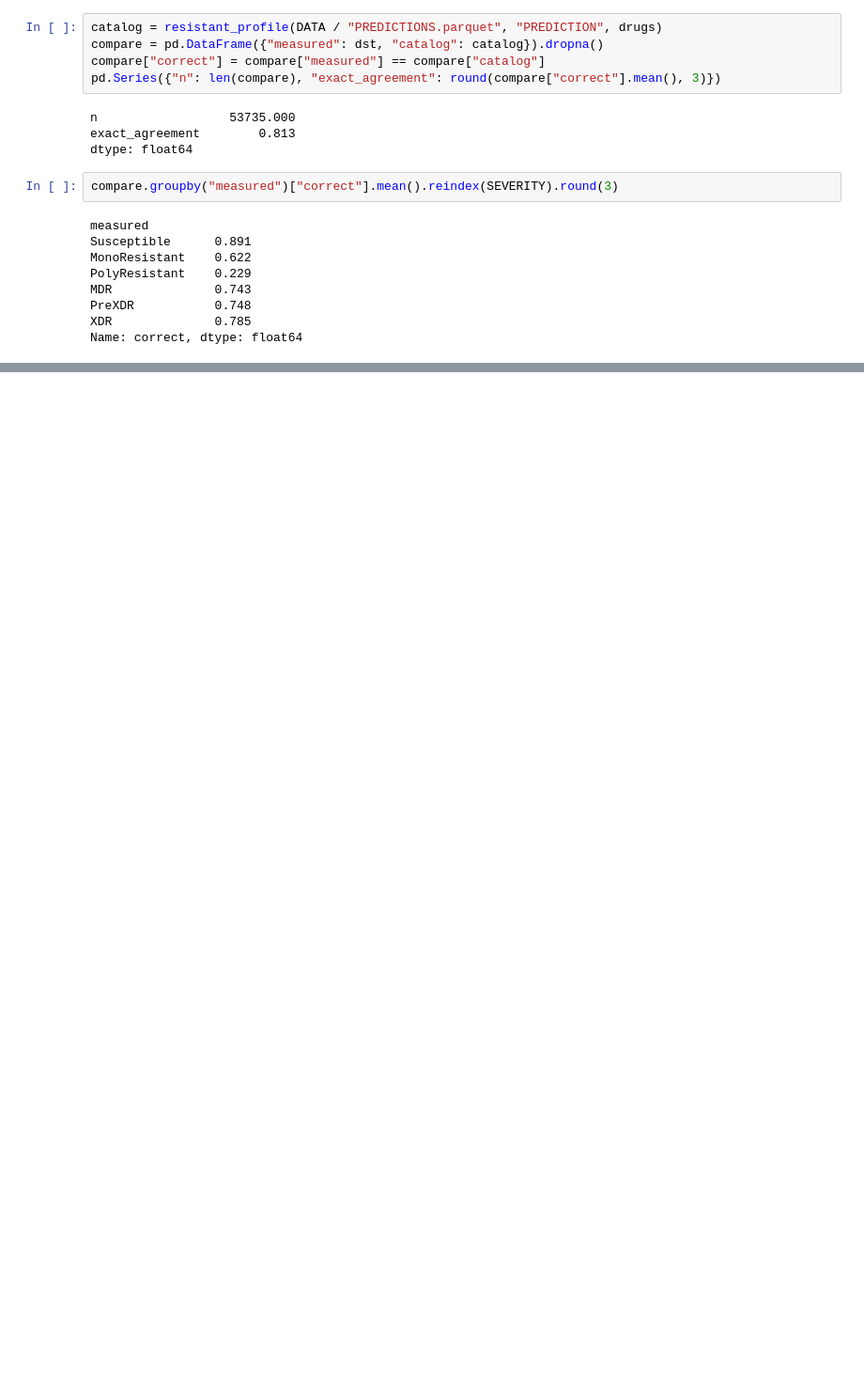
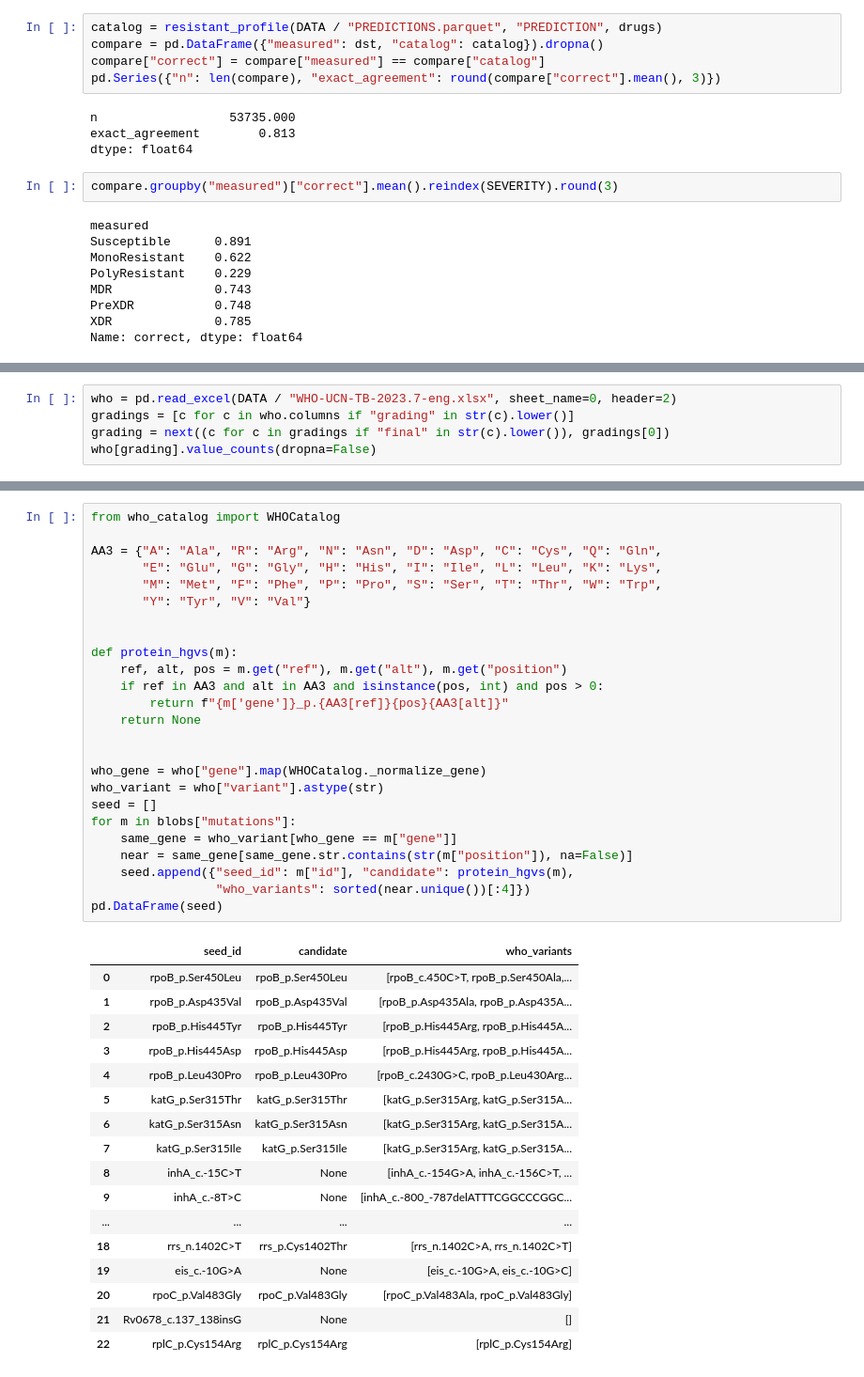
Before and after one commit to jsf3467v/tb-drug-resistance, a Jupyter notebook: EDA/EDA.ipynb, the cells around one changed output, grey strips where cells are left out. Shown at 94% size. Cells and saved outputs as stored; diff of their text form; blank space fills up the shorter version.

Commit message:
Fix install + docs, add visual Results section, tidy NL imports

```diff
--- a/EDA/EDA.ipynb
+++ b/EDA/EDA.ipynb
@@ -360,0 +402,5 @@ Name: correct, dtype: float64
+# %%
+who = pd.read_excel(DATA / "WHO-UCN-TB-2023.7-eng.xlsx", sheet_name=0, header=2)
+gradings = [c for c in who.columns if "grading" in str(c).lower()]
+grading = next((c for c in gradings if "final" in str(c).lower()), gradings[0])
+who[grading].value_counts(dropna=False)
@@ -360,0 +468,43 @@ Name: correct, dtype: float64
+# %%
+from who_catalog import WHOCatalog
+
+AA3 = {"A": "Ala", "R": "Arg", "N": "Asn", "D": "Asp", "C": "Cys", "Q": "Gln",
+       "E": "Glu", "G": "Gly", "H": "His", "I": "Ile", "L": "Leu", "K": "Lys",
+       "M": "Met", "F": "Phe", "P": "Pro", "S": "Ser", "T": "Thr", "W": "Trp",
+       "Y": "Tyr", "V": "Val"}
+
+
+def protein_hgvs(m):
+    ref, alt, pos = m.get("ref"), m.get("alt"), m.get("position")
+    if ref in AA3 and alt in AA3 and isinstance(pos, int) and pos > 0:
+        return f"{m['gene']}_p.{AA3[ref]}{pos}{AA3[alt]}"
+    return None
+
+
+who_gene = who["gene"].map(WHOCatalog._normalize_gene)
+who_variant = who["variant"].astype(str)
+seed = []
+for m in blobs["mutations"]:
+    same_gene = who_variant[who_gene == m["gene"]]
+    near = same_gene[same_gene.str.contains(str(m["position"]), na=False)]
+    seed.append({"seed_id": m["id"], "candidate": protein_hgvs(m),
+                 "who_variants": sorted(near.unique())[:4]})
+pd.DataFrame(seed)
+# %% [output]
+|  | seed_id | candidate | who_variants |
+| 0 | rpoB_p.Ser450Leu | rpoB_p.Ser450Leu | [rpoB_c.450C>T, rpoB_p.Ser450Ala,... |
+| 1 | rpoB_p.Asp435Val | rpoB_p.Asp435Val | [rpoB_p.Asp435Ala, rpoB_p.Asp435A... |
+| 2 | rpoB_p.His445Tyr | rpoB_p.His445Tyr | [rpoB_p.His445Arg, rpoB_p.His445A... |
+| 3 | rpoB_p.His445Asp | rpoB_p.His445Asp | [rpoB_p.His445Arg, rpoB_p.His445A... |
+| 4 | rpoB_p.Leu430Pro | rpoB_p.Leu430Pro | [rpoB_c.2430G>C, rpoB_p.Leu430Arg... |
+| 5 | katG_p.Ser315Thr | katG_p.Ser315Thr | [katG_p.Ser315Arg, katG_p.Ser315A... |
+| 6 | katG_p.Ser315Asn | katG_p.Ser315Asn | [katG_p.Ser315Arg, katG_p.Ser315A... |
+| 7 | katG_p.Ser315Ile | katG_p.Ser315Ile | [katG_p.Ser315Arg, katG_p.Ser315A... |
+| 8 | inhA_c.-15C>T | None | [inhA_c.-154G>A, inhA_c.-156C>T, ... |
+| 9 | inhA_c.-8T>C | None | [inhA_c.-800_-787delATTTCGGCCCGGC... |
+| ... | ... | ... | ... |
+| 18 | rrs_n.1402C>T | rrs_p.Cys1402Thr | [rrs_n.1402C>A, rrs_n.1402C>T] |
+| 19 | eis_c.-10G>A | None | [eis_c.-10G>A, eis_c.-10G>C] |
+| 20 | rpoC_p.Val483Gly | rpoC_p.Val483Gly | [rpoC_p.Val483Ala, rpoC_p.Val483Gly] |
+| 21 | Rv0678_c.137_138insG | None | [] |
+| 22 | rplC_p.Cys154Arg | rplC_p.Cys154Arg | [rplC_p.Cys154Arg] |
```
Also changed, not shown: parts of 31 cells of this notebook, 21 other files.
